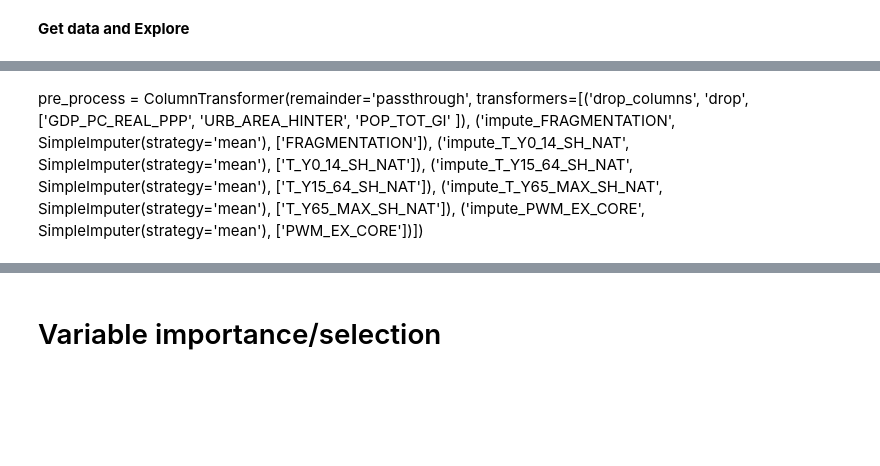
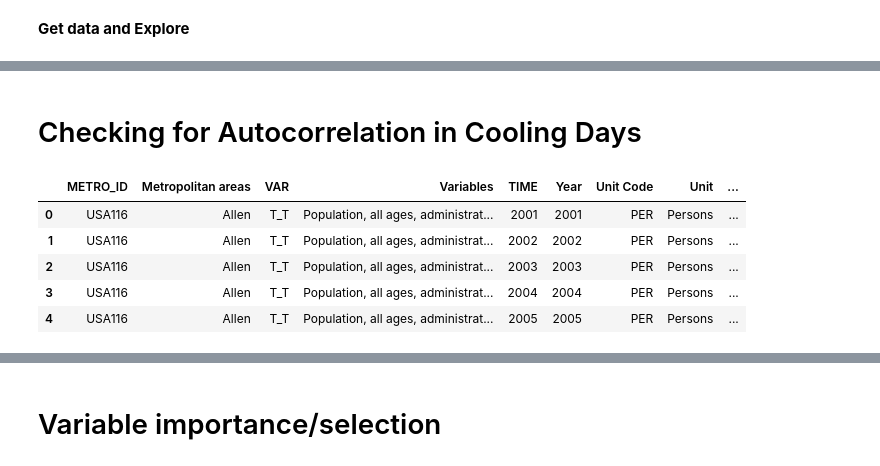
Before and after one commit to TbrBrbs97/mda_heatwaves-cameroon, a Jupyter notebook: Model_Calibration_v2.ipynb, the cells around one changed output, grey strips where cells are left out. Cells and saved outputs as stored; diff of their text form; code cells hidden in the pictures; blank space fills up the shorter version.

```diff
--- a/Model_Calibration_v2.ipynb
+++ b/Model_Calibration_v2.ipynb
@@ -69,11 +153,11 @@ fig.show()
-# %% [markdown]
-pre_process = ColumnTransformer(remainder='passthrough',
-                                transformers=[('drop_columns', 'drop', ['GDP_PC_REAL_PPP',
-                                                                        'URB_AREA_HINTER',
-                                                                        'POP_TOT_GI'
-                                                                       ]),
-                                              ('impute_FRAGMENTATION', SimpleImputer(strategy='mean'), ['FRAGMENTATION']),
-                                              ('impute_T_Y0_14_SH_NAT', SimpleImputer(strategy='mean'), ['T_Y0_14_SH_NAT']),
-                                              ('impute_T_Y15_64_SH_NAT', SimpleImputer(strategy='mean'), ['T_Y15_64_SH_NAT']),
-                                              ('impute_T_Y65_MAX_SH_NAT', SimpleImputer(strategy='mean'), ['T_Y65_MAX_SH_NAT']),
-                                              ('impute_PWM_EX_CORE', SimpleImputer(strategy='mean'), ['PWM_EX_CORE'])])
+# %% [markdown]
+# Checking for Autocorrelation in Cooling Days
+# %%
+# Import OECD-data from CSV-files
+oecd_data1 = pd.read_csv('CITIES_POPULATION.csv', sep="|", header=0)
+oecd_data2 = pd.read_csv('CITIES_AGE.csv', sep="|", header=0)
+oecd_data3 = pd.read_csv('CITIES_ECONOMY.csv', sep="|", header=0)
+oecd_data4 = pd.read_csv('CITIES_LABOUR.csv', sep="|", header=0)
+oecd_data5 = pd.read_csv('CITIES_TERRITORY.csv', sep="|", header=0)
+oecd_data6 = pd.read_csv('CITIES_ENVIRONMENT.csv', sep="|", header=0)
+oecd_data7 = pd.read_csv('CITIES_COORD.csv', sep="|", header=0)
@@ -79,0 +169,9 @@ pre_process = ColumnTransformer(remainder='passthrough',
+# %%
+oecd_df.head()
+# %% [output]
+|  | METRO_ID | Metropolitan areas | VAR | Variables | TIME | Year | Unit Code | Unit | ... |
+| 0 | USA116 | Allen | T_T | Population, all ages, administrat... | 2001 | 2001 | PER | Persons | ... |
+| 1 | USA116 | Allen | T_T | Population, all ages, administrat... | 2002 | 2002 | PER | Persons | ... |
+| 2 | USA116 | Allen | T_T | Population, all ages, administrat... | 2003 | 2003 | PER | Persons | ... |
+| 3 | USA116 | Allen | T_T | Population, all ages, administrat... | 2004 | 2004 | PER | Persons | ... |
+| 4 | USA116 | Allen | T_T | Population, all ages, administrat... | 2005 | 2005 | PER | Persons | ... |
```
Also changed, not shown: parts of 30 cells of this notebook.
